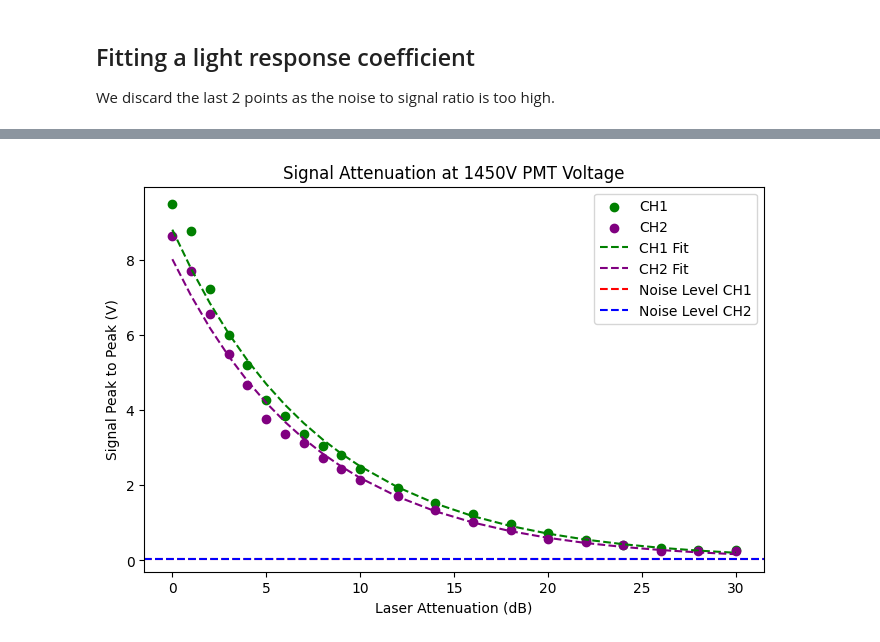
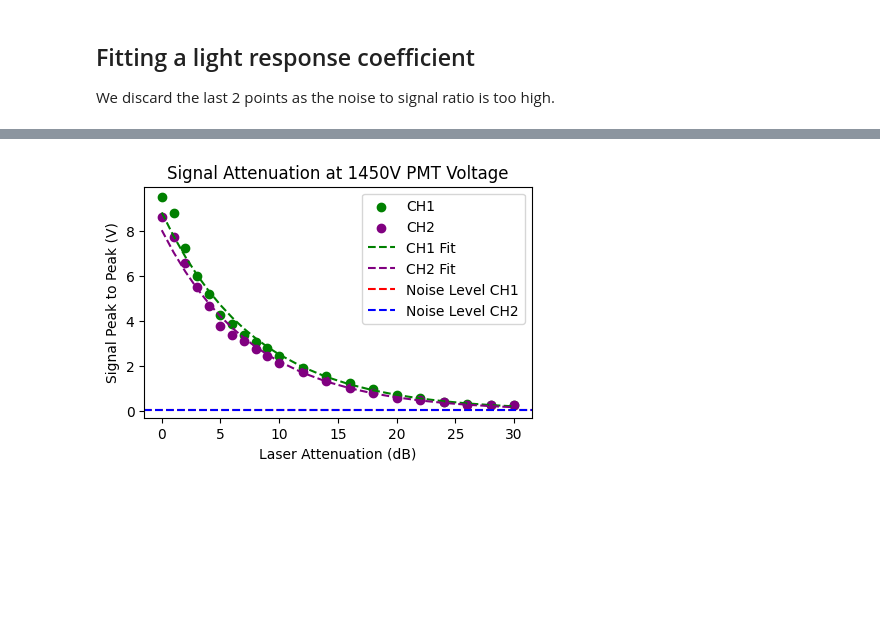
Before and after one commit to ficnawode/msc-python-analysis, a Jupyter notebook: analysis/db_light_response.ipynb, the cells around one changed output, grey strips where cells are left out. Cells and saved outputs as stored; diff of their text form; code cells hidden in the pictures; blank space fills up the shorter version.

Commit message:
Add attenuation plot, try spectroscopy plot again

```diff
--- a/analysis/db_light_response.ipynb
+++ b/analysis/db_light_response.ipynb
@@ -7,9 +7,10 @@ from scipy.integrate import trapezoid as sp_trapezoid
 
 SAVE_PLOTS=False
 STANDARD_DPI=300
+FIGSIZE=(5,3)
 # %%
 def load_noise_data():
-    noise_levels_filepath = "data\dark_pmt\I_V_noise_700_2285V.csv"
+    noise_levels_filepath = "data/dark_pmt/pmt1/I_V_noise_700_2285V.csv"
     return pd.read_csv(noise_levels_filepath)
 noise_data = load_noise_data()
 noise_data.head(2)
@@ -44,7 +45,7 @@ def load_h5_data(filename):
 
     return data
 # %%
-signals_filepath = 'data\pmt_light_attenuation\signals_20250309-104658.h5'
+signals_filepath = 'data/pmt_light_attenuation/signals_20250309-104658.h5'
 signals = load_h5_data(signals_filepath)
 keys = sorted(signals.keys())
 keys
@@ -110,7 +111,7 @@ df['logCH2'] = np.log(df['CH2'])
 
 df_fit = df[:-4].copy()
 
-plt.figure(figsize=(8, 5))
+plt.figure(figsize=FIGSIZE)
 
 plt.scatter(df['attenuation'][-4:], df['logCH1'][-4:], color='lightgreen', label='discarded CH1')
 plt.scatter(df['attenuation'][-4:], df['logCH2'][-4:], color = 'pink', label='discarded CH2')
@@ -123,8 +124,8 @@ m1, b1 = np.polyfit(df_fit['attenuation'], df_fit['logCH1'], 1)
 m2, b2 = np.polyfit(df_fit['attenuation'], df_fit['logCH2'], 1)
 
 # display the fit line parameters as text on the plot
-plt.text(0.7, 0.9, f'CH1: y = {m1:.2f}x + {b1:.2f}', color='green', transform=plt.gca().transAxes)
-plt.text(0.7, 0.85, f'CH2: y = {m2:.2f}x + {b2:.2f}', color='purple', transform=plt.gca().transAxes)
+plt.text(0.5, 0.9, f'CH1: y = {m1:.2f}x + {b1:.2f}', color='green', transform=plt.gca().transAxes)
+plt.text(0.5, 0.82, f'CH2: y = {m2:.2f}x + {b2:.2f}', color='purple', transform=plt.gca().transAxes)
 
 plt.plot(df['attenuation'], m1*df['attenuation'] + b1, color='green', label='CH1 Fit', linestyle='--')
 plt.plot(df['attenuation'], m2*df['attenuation'] + b2, color='purple', label='CH2 Fit', linestyle='--')
@@ -133,5 +134,9 @@ plt.xlabel('Laser Attenuation (dB)')
 plt.ylabel(r'$log(V_{p2p})$ $(log(V))$')
 plt.title('Signal Attenuation at 1450V PMT Voltage')
 plt.legend()
+
+if SAVE_PLOTS:
+    savefig_dir = 'plots/pmt_light_attenuation_tests/pmt1/'
+    plt.savefig(savefig_dir + 'att_sig_log_1450V_fit.jpg', dpi=STANDARD_DPI)
 plt.show()
 # %% [output]
@@ -139,20 +144,24 @@ plt.show()
 # %%
 # transform the line parameters back to the non-logarithmic volt scale. Display the transformed line parameters as text on the plot
 
-fig, ax = plt.subplots(figsize=(8, 5))
+fig, ax = plt.subplots(figsize=FIGSIZE)
 plt.scatter(df['attenuation'], df['CH1'], color='green', label='CH1')
 plt.scatter(df['attenuation'], df['CH2'], color = 'purple', label='CH2')
 
 plt.plot(df['attenuation'], np.exp(m1*df['attenuation'] + b1), color='green', label='CH1 Fit', linestyle='--')
 plt.plot(df['attenuation'], np.exp(m2*df['attenuation'] + b2), color='purple', label='CH2 Fit', linestyle='--')
 
 plt.axhline(y=noiseat1450_row['v_p2p_ch1'].values[0], color='r', linestyle='--', label='Noise Level CH1')
 plt.axhline(y=noiseat1450_row['v_p2p_ch2'].values[0], color='b', linestyle='--', label='Noise Level CH2')
 
 plt.xlabel('Laser Attenuation (dB)')
 plt.ylabel('Signal Peak to Peak (V)')
 plt.title('Signal Attenuation at 1450V PMT Voltage')
 plt.legend()
+
+if SAVE_PLOTS:
+    savefig_dir = 'plots/pmt_light_attenuation_tests/pmt1/'
+    plt.savefig(savefig_dir + 'att_sig_exp_1450V_fit.jpg', dpi=STANDARD_DPI)
 plt.show()
 # %% [output]
-[figure, old version]
+[figure, new version]
```
Also changed, not shown: parts of 3 cells of this notebook, 1 other file.
